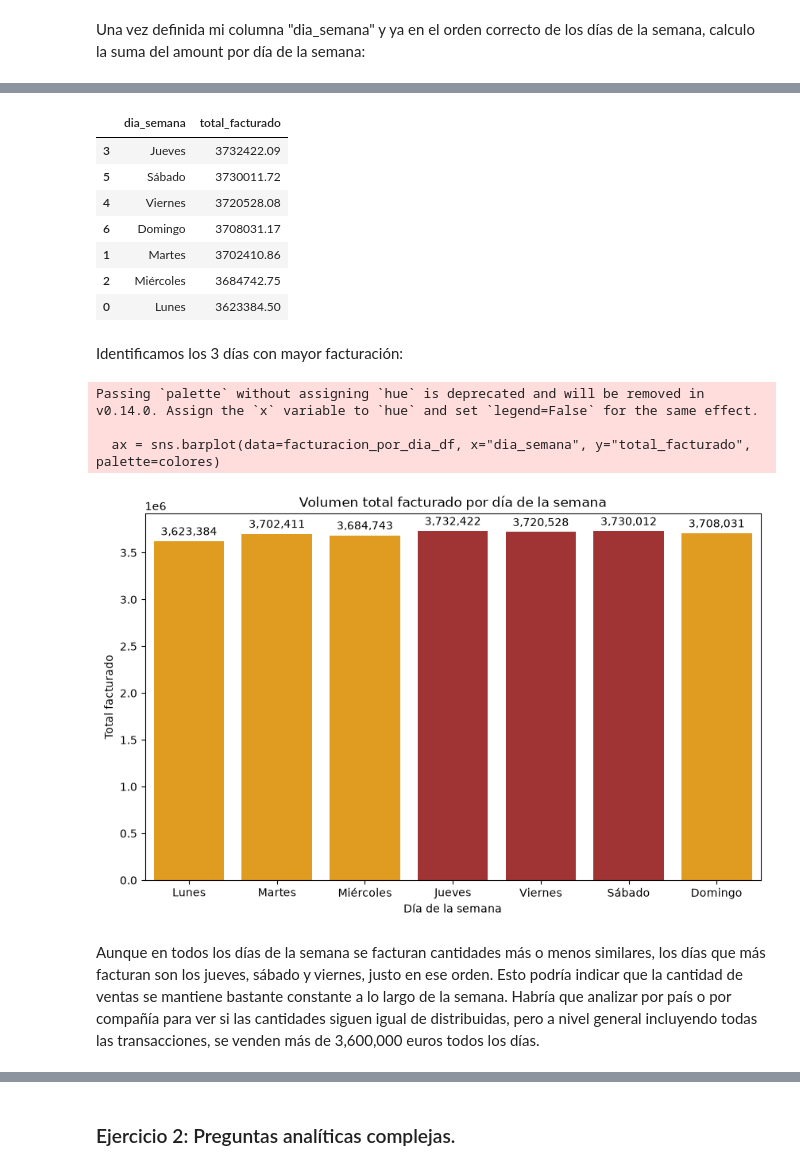
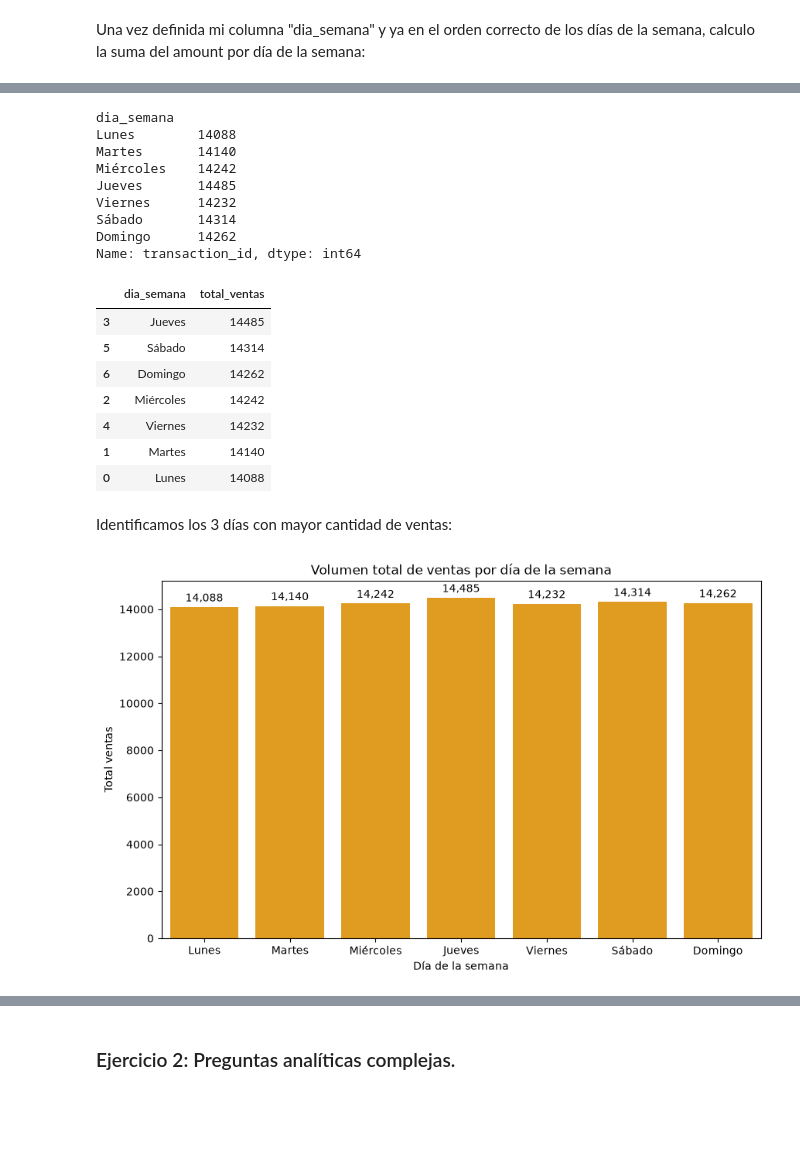
Before and after one commit to eloesva/Data_Analytics_Bootcamp, a Jupyter notebook: Sprint 9/Sprint9_Visualización.ipynb, the cells around one changed output, grey strips where cells are left out. Drawn from its saved outputs; the diff is of its cells as text; code cells hidden in the pictures; blank space fills up the shorter version.

Commit message:
correcciones al archivo de visualización sprint 9

```diff
--- a/Sprint 9/Sprint9_Visualización.ipynb
+++ b/Sprint 9/Sprint9_Visualización.ipynb
@@ -355,8 +384,13 @@ dias_es = {
     6: "Domingo"
 }
 
-df_transacciones["dia_semana"] = df_transacciones["transaction_timestamp"].dt.dayofweek.map(dias_es)
-facturacion_por_dia = df_transacciones.groupby("dia_semana")["amount"].sum()
-facturacion_por_dia
+df_fact_transactions["dia_semana"] = df_fact_transactions["transaction_timestamp"].dt.dayofweek.map(dias_es)
+
+ventas_por_dia = (
+    df_fact_transactions[df_fact_transactions["estado"] == "Aceptada"]
+    .groupby("dia_semana")["transaction_id"]
+    .count()
+)
+ventas_por_dia
 # %% [output]
 dia_semana
@@ -374,8 +408,8 @@ from pandas.api.types import CategoricalDtype
 orden_dias = ["Lunes", "Martes", "Miércoles", "Jueves", "Viernes", "Sábado", "Domingo"]
 cat_dias = CategoricalDtype(categories=orden_dias, ordered=True)
 
-df_transacciones["dia_semana"] = df_transacciones["dia_semana"].astype(cat_dias)
-df_transacciones["dia_semana"].dtype
+df_fact_transactions["dia_semana"] = df_fact_transactions["dia_semana"].astype(cat_dias)
+df_fact_transactions["dia_semana"].dtype
 # %% [output]
 CategoricalDtype(categories=['Lunes', 'Martes', 'Miércoles', 'Jueves', 'Viernes',
                   'Sábado', 'Domingo'],
@@ -398,36 +419,45 @@ Name: amount, dtype: float64
+# %%
+ventas_por_dia = (
+    df_fact_transactions[df_fact_transactions["estado"] == "Aceptada"]
+    .groupby("dia_semana")["transaction_id"]
+    .count()
+)
+ventas_por_dia
+# %% [output]
+dia_semana
+Lunes        14088
+Martes       14140
+Miércoles    14242
+Jueves       14485
+Viernes      14232
+Sábado       14314
+Domingo      14262
+Name: transaction_id, dtype: int64
 # %%
-facturacion_por_dia_df = facturacion_por_dia.reset_index()
-facturacion_por_dia_df.columns = ["dia_semana", "total_facturado"]
-facturacion_por_dia_df.sort_values("total_facturado", ascending=False)
+ventas_por_dia_df = ventas_por_dia.reset_index()
+ventas_por_dia_df.columns = ["dia_semana", "total_ventas"]
+ventas_por_dia_df.sort_values("total_ventas", ascending=False)
 # %% [output]
-|  | dia_semana | total_facturado |
-| 3 | Jueves | 3732422.09 |
-| 5 | Sábado | 3730011.72 |
-| 4 | Viernes | 3720528.08 |
-| 6 | Domingo | 3708031.17 |
-| 1 | Martes | 3702410.86 |
-| 2 | Miércoles | 3684742.75 |
-| 0 | Lunes | 3623384.50 |
+|  | dia_semana | total_ventas |
+| 3 | Jueves | 14485 |
+| 5 | Sábado | 14314 |
+| 6 | Domingo | 14262 |
+| 2 | Miércoles | 14242 |
+| 4 | Viernes | 14232 |
+| 1 | Martes | 14140 |
+| 0 | Lunes | 14088 |
 # %% [markdown]
-Identificamos los 3 días con mayor facturación:
+Identificamos los 3 días con mayor cantidad de ventas:
 # %%
-colores = ["orange"] * len(facturacion_por_dia_df)
-top_3_idx = facturacion_por_dia_df["total_facturado"].nlargest(3).index
-for idx in top_3_idx:
-    colores[idx] = "firebrick"
+colores = ["orange"] * len(ventas_por_dia_df)
 
 plt.figure(figsize=(10, 6))
-ax = sns.barplot(data=facturacion_por_dia_df, x="dia_semana", y="total_facturado", palette=colores)
+ax = sns.barplot(data=ventas_por_dia_df, x="dia_semana", y="total_ventas", color= "orange")
 for contenedor in ax.containers:
     ax.bar_label(contenedor, labels=[f"{v:,.0f}" for v in contenedor.datavalues], padding=3)
-plt.title("Volumen total facturado por día de la semana")
+plt.title("Volumen total de ventas por día de la semana")
 plt.xlabel("Día de la semana")
-plt.ylabel("Total facturado")
+plt.ylabel("Total ventas")
 plt.show()
 # %% [output]
-Passing `palette` without assigning `hue` is deprecated and will be removed in v0.14.0. Assign the `x` variable to `hue` and set `legend=False` for the same effect.
-
-  ax = sns.barplot(data=facturacion_por_dia_df, x="dia_semana", y="total_facturado", palette=colores)
-[figure, old version]
+[figure, new version]
-# %% [markdown]
-Aunque en todos los días de la semana se facturan cantidades más o menos similares, los días que más facturan son los jueves, sábado y viernes, justo en ese orden. Esto podría indicar que la cantidad de ventas se mantiene bastante constante a lo largo de la semana. Habría que analizar por país o por compañía para ver si las cantidades siguen igual de distribuidas, pero a nivel general incluyendo todas las transacciones, se venden más de 3,600,000 euros todos los días.
```
Also changed, not shown: parts of 39 cells of this notebook.
